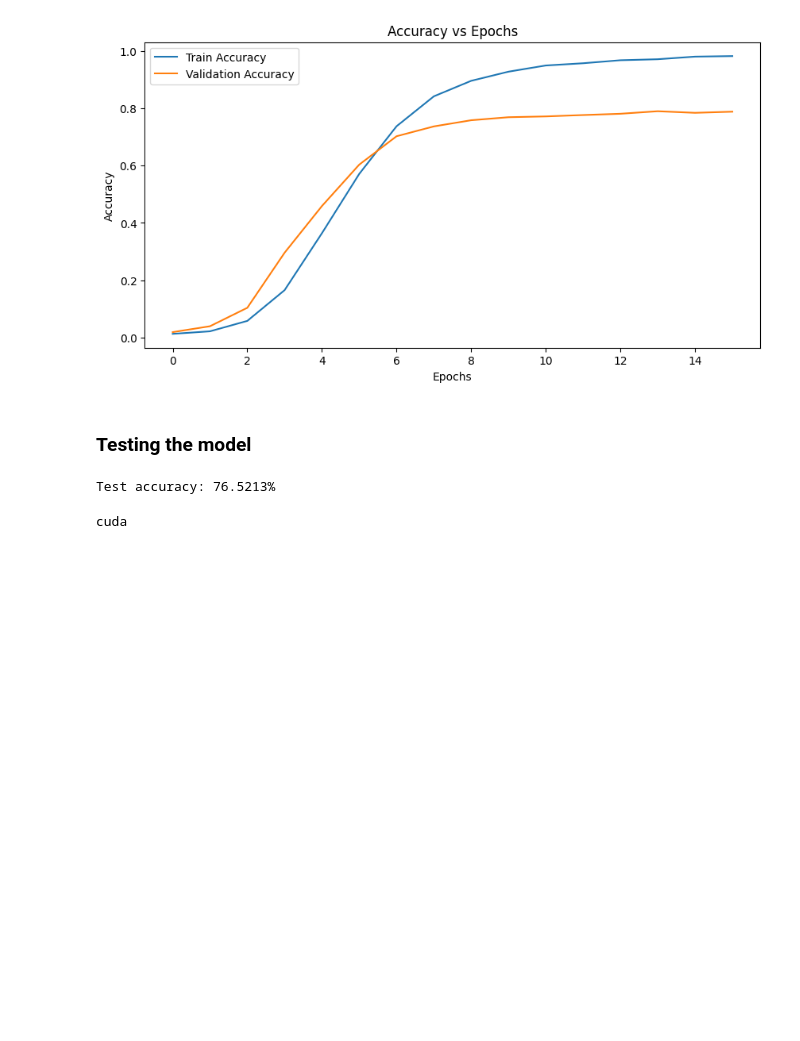
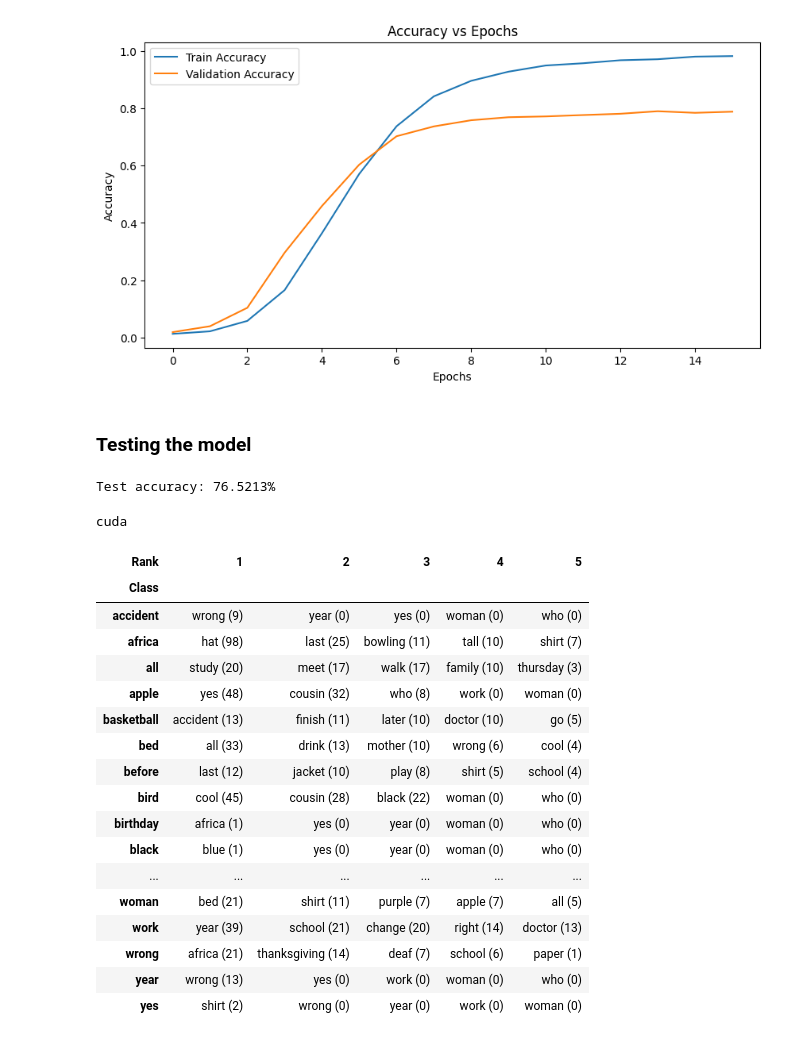
Before and after one commit to AhmedAbdulaal76/WLASL, a Jupyter notebook: start_kit/SL_Recognition.ipynb, the cells around one changed output. Saved outputs shown, nothing was run; the diff lists cells and outputs as text; code cells hidden in the pictures; blank space fills up the shorter version.

```diff
--- a/start_kit/SL_Recognition.ipynb
+++ b/start_kit/SL_Recognition.ipynb
@@ -768,6 +928,7 @@ np.save('features_labels/stratified_val_labels.npy', val_labels)
 np.save('features_labels/stratified_test_labels.npy', test_labels)
 # %%
 unique_classes = np.load('features_labels/unique_classes.npy', allow_pickle=True)
+unique_classes = list(unique_classes[0])
 # %%
 # train_features = np.load('features_labels/train_features.npy', allow_pickle=True)
 # train_labels = np.load('features_labels/train_labels.npy', allow_pickle=True)
@@ -812,7 +976,7 @@ batch_size = 32 # Adjust based on your system's capacity
 # %%
 label_encoder = LabelEncoder()
 
-label_encoder.fit(list(unique_classes[0]))
+label_encoder.fit(unique_classes)
 # %% [output]
 LabelEncoder()
 # %%
@@ -1099,6 +1313,87 @@ print(device)
 torch.cuda.empty_cache()
 # %% [output]
 cuda
+# %%
+import pandas as pd
+from sklearn.metrics import confusion_matrix
+
+# Modifying the settings to show the entire DataFrame when using the "display" function
+pd.set_option('display.max_rows', None)
+
+model.eval()
+all_preds = []
+all_targets = []
+
+with torch.no_grad():
+    for inputs, labels in test_loader:
+        inputs, labels = inputs.to(device), labels.to(device)
+        outputs = model(inputs)
+        _, preds = torch.max(outputs, 1)
+        all_preds.extend(preds.cpu().numpy())
+        all_targets.extend(labels.cpu().numpy())
+
+# Compute confusion matrix
+cm = confusion_matrix(all_targets, all_preds)
+
+classes = label_encoder.classes_
+num_classes = len(classes)
+rows = []
+
+for i, cls in enumerate(classes):
+    row = cm[i]
+    # Sort indices by descending count
+    sorted_indices = np.argsort(row)[::-1]
+
+    # Collect top 5 misclassifications (excluding the class itself)
+    top_5 = []
+    for idx in sorted_indices:
+        if idx != i:
+            top_5.append((classes[idx], int(row[idx])))
+        if len(top_5) == 5:
+            break
+
+    # Add them to the rows list
+    # We'll store rank to know which is top1, top2, etc.
+    for rank, (confused_cls, count) in enumerate(top_5, start=1):
+        rows.append({
+            'Class': cls,
+            'Rank': rank,
+            'ConfusedWith': confused_cls,
+            'Count': count
+        })
+
+# Create a single DataFrame after processing all classes
+df_misclassifications = pd.DataFrame(rows, columns=['Class', 'Rank', 'ConfusedWith', 'Count'])
+
+# Now pivot the table so each row is a class and we have columns for each of the top 5 confusions
+# We can combine 'ConfusedWith' and 'Count' into a single string for easier viewing.
+df_misclassifications['ConfusionInfo'] = df_misclassifications['ConfusedWith'] + " (" + df_misclassifications['Count'].astype(str) + ")"
+
+# Pivot to get a wide format: Class as index, Rank as columns, values = ConfusionInfo
+df_pivot = df_misclassifications.pivot(index='Class', columns='Rank', values='ConfusionInfo')
+
+# df_pivot will now have each class as a row, and columns 1 through 5 representing the top confusions
+# Display the DataFrame
+display(df_pivot)
+# %% [output]
+| Rank | 1 | 2 | 3 | 4 | 5 |
+| Class |  |  |  |  |  |
+| accident | wrong (9) | year (0) | yes (0) | woman (0) | who (0) |
+| africa | hat (98) | last (25) | bowling (11) | tall (10) | shirt (7) |
+| all | study (20) | meet (17) | walk (17) | family (10) | thursday (3) |
+| apple | yes (48) | cousin (32) | who (8) | work (0) | woman (0) |
+| basketball | accident (13) | finish (11) | later (10) | doctor (10) | go (5) |
+| bed | all (33) | drink (13) | mother (10) | wrong (6) | cool (4) |
+| before | last (12) | jacket (10) | play (8) | shirt (5) | school (4) |
+| bird | cool (45) | cousin (28) | black (22) | woman (0) | who (0) |
+| birthday | africa (1) | yes (0) | year (0) | woman (0) | who (0) |
+| black | blue (1) | yes (0) | year (0) | woman (0) | who (0) |
+| ... | ... | ... | ... | ... | ... |
+| woman | bed (21) | shirt (11) | purple (7) | apple (7) | all (5) |
+| work | year (39) | school (21) | change (20) | right (14) | doctor (13) |
+| wrong | africa (21) | thanksgiving (14) | deaf (7) | school (6) | paper (1) |
+| year | wrong (13) | yes (0) | work (0) | woman (0) | who (0) |
+| yes | shirt (2) | wrong (0) | year (0) | work (0) | woman (0) |
 # %% [markdown]
 ### Possible Causes of Model Limitations
 
```
Also changed, not shown: parts of 38 cells of this notebook.
